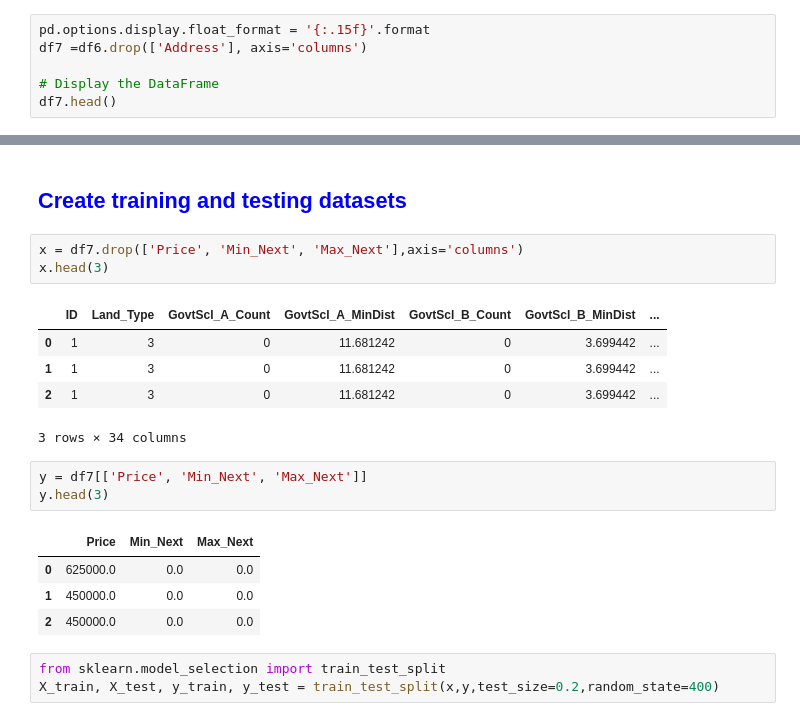
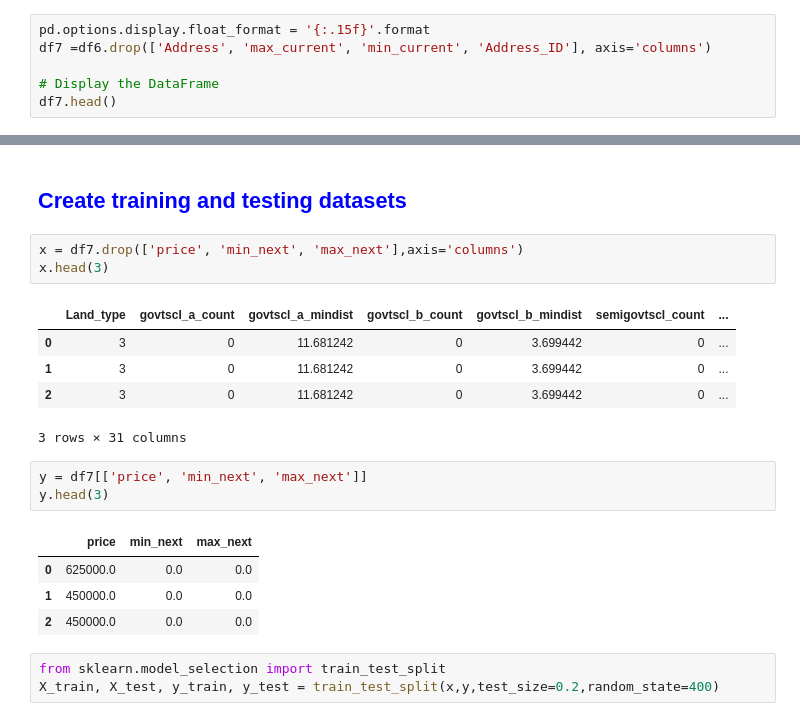
Before and after one commit to movindugunarathna/LandPulse-ML, a Jupyter notebook: model/part_3.ipynb, the cells around one changed output, grey strips where cells are left out. Cells and saved outputs as stored; diff of their text form.

```diff
--- a/Proprocessing/Preprocess.ipynb
+++ b/model/part_3.ipynb
@@ -615,6 +628,6 @@ plot_scatter_chart(df6,"makandana")
 # %%
 pd.options.display.float_format = '{:.15f}'.format
-df7 =df6.drop(['Address'], axis='columns')
+df7 =df6.drop(['Address', 'max_current', 'min_current', 'Address_ID'], axis='columns')
 
 # Display the DataFrame
 df7.head()
@@ -718,19 +726,19 @@ Index(['ID', 'Land_Type', 'GovtScl_A_Count', 'GovtScl_A_MinDist',
 # %% [markdown]
 <h2 style='color:blue'>Create training and testing datasets</h2>
 # %%
-x = df7.drop(['Price', 'Min_Next', 'Max_Next'],axis='columns')
+x = df7.drop(['price', 'min_next', 'max_next'],axis='columns')
 x.head(3)
 # %% [output]
-|  | ID | Land_Type | GovtScl_A_Count | GovtScl_A_MinDist | GovtScl_B_Count | GovtScl_B_MinDist | ... |
-| 0 | 1 | 3 | 0 | 11.681242 | 0 | 3.699442 | ... |
-| 1 | 1 | 3 | 0 | 11.681242 | 0 | 3.699442 | ... |
-| 2 | 1 | 3 | 0 | 11.681242 | 0 | 3.699442 | ... |
+|  | Land_type | govtscl_a_count | govtscl_a_mindist | govtscl_b_count | govtscl_b_mindist | semigovtscl_count | ... |
+| 0 | 3 | 0 | 11.681242 | 0 | 3.699442 | 0 | ... |
+| 1 | 3 | 0 | 11.681242 | 0 | 3.699442 | 0 | ... |
+| 2 | 3 | 0 | 11.681242 | 0 | 3.699442 | 0 | ... |
-3 rows × 34 columns
+3 rows × 31 columns
 # %%
-y = df7[['Price', 'Min_Next', 'Max_Next']]
+y = df7[['price', 'min_next', 'max_next']]
 y.head(3)
 # %% [output]
-|  | Price | Min_Next | Max_Next |
+|  | price | min_next | max_next |
 | 0 | 625000.0 | 0.0 | 0.0 |
 | 1 | 450000.0 | 0.0 | 0.0 |
 | 2 | 450000.0 | 0.0 | 0.0 |
```
Also changed, not shown: parts of 16 cells of this notebook, 18 other files.
